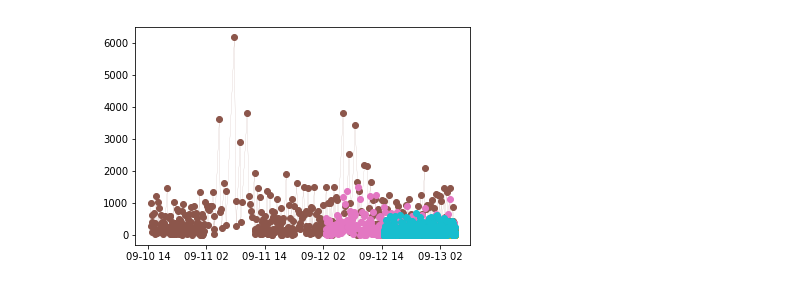
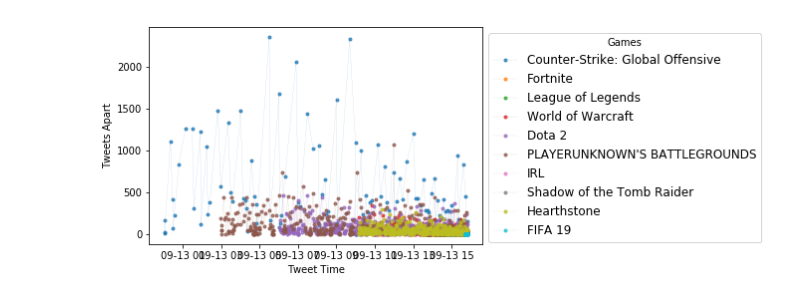
Before and after one commit to jesseyu0323/Project1-Tech2, a Jupyter notebook: Twitch.ipynb, the cells around one changed output. Saved outputs shown, nothing was run; the diff lists cells and outputs as text; code cells hidden in the pictures.

```diff
--- a/Twitch.ipynb
+++ b/Twitch.ipynb
@@ -148,9 +142,13 @@ plt.show()
 base_url = 'https://contextualwebsearch.com/api/Search/WebSearchAPIWithPagination?q='
 search_counts = []
 for g in games:
+    try:
 
-    resp = requests.get(f'{base_url}{g}').json()
-    search_counts.append(resp['totalCount'])
+        resp = requests.get(f'{base_url}{g}').json()
+        search_counts.append(resp['totalCount'])
+
+    except :
+        print(f'No results found for {g}')
 
 df_searches = pd.DataFrame({
     'Games': games,
@@ -193,10 +201,22 @@ plt.show()
 # %%
 
-#d = datetime.datetime.strptime(datetime.datetime.now(), "%a %b %d %H:%M:%S %z %Y")
+
+date_list = df_tweets['Created At Formatted'].tolist()
+delta = datetime.datetime.today().date() - timedelta(days=1)
+p_games=[]
+p_createdatf=[]
+for y in range(len(date_list)-1):
+    dt = df_tweets.iloc[y,4]
+    if dt.date() > delta:
+        p_games.append(df_tweets.iloc[y,0])
+        p_createdatf.append(df_tweets.iloc[y,4])
 
 
-df_previous = df_tweets.copy()
-
+df_previous = pd.DataFrame({
+    'Games': p_games,
+    'Created At Formatted' : p_createdatf
+}
+)
 tweets_apart = []
 tweet_creation=[]
 game_list = []
@@ -215,5 +235,3 @@ df_velocity = pd.DataFrame({
     'Tweet Created At': tweet_creation
 }
 )
-
-df_velocity
@@ -239,9 +238,14 @@ df_velocity
 # %%
 for g in games:
     x_axis = df_velocity.loc[df_velocity['Games'] == g]['Tweet Created At']
     y_axis = df_velocity.loc[df_velocity['Games'] == g]['Tweets Apart']
-    plt.plot(x_axis,y_axis,marker='o',linewidth='0.1')
+    plt.plot(x_axis,y_axis,marker='.',linewidth='0.1',label=g, alpha=0.75)
+
+plt.ylabel('Tweets Apart')
+plt.xlabel('Tweet Time')
+plt.legend(bbox_to_anchor=(1, 1), loc=2,fontsize="large", title="Games")
+
 
 plt.show()
 # %% [output]
-[figure, old version]
+[figure, new version]
```
Also changed, not shown: parts of 10 cells of this notebook, 5 other files.
